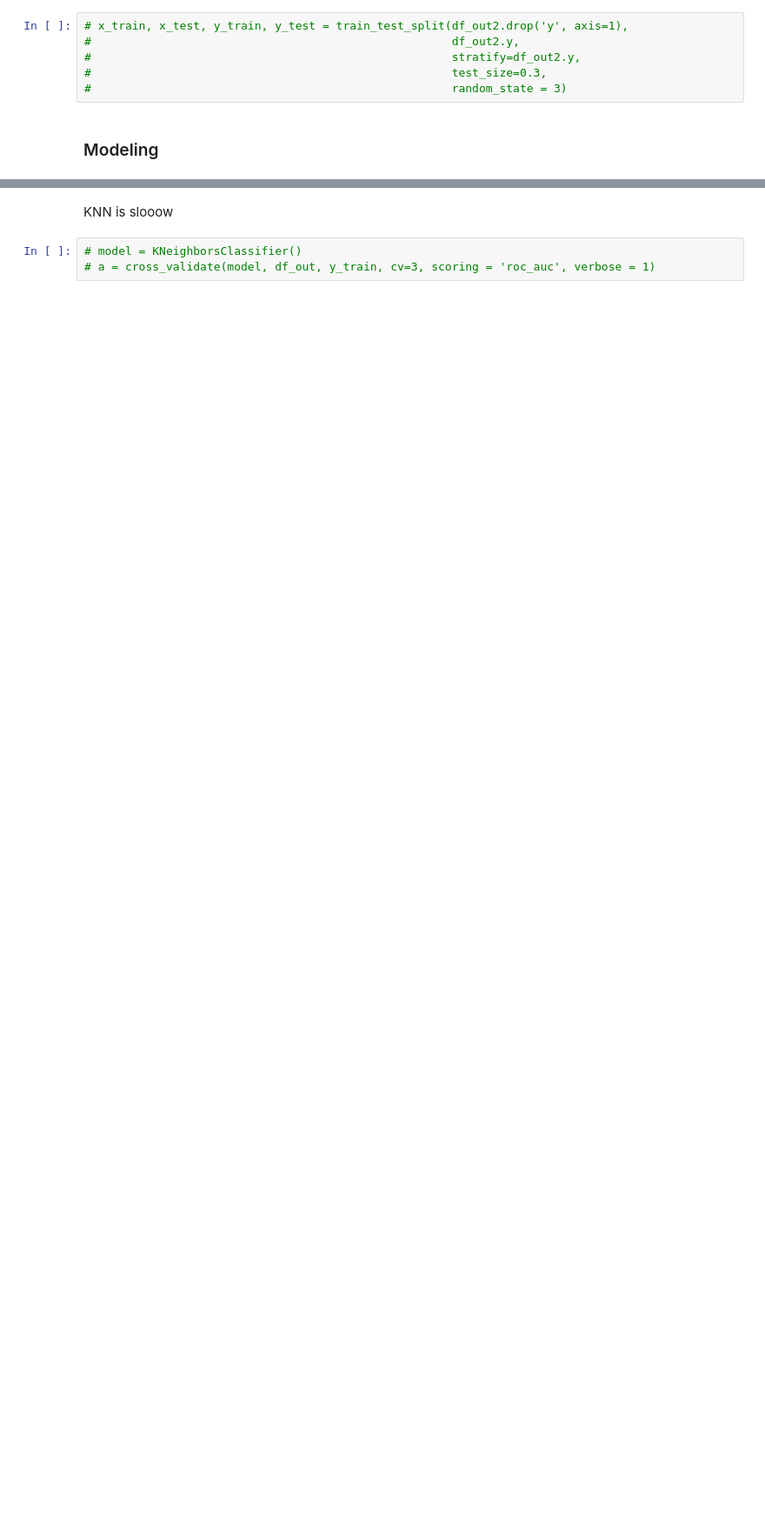
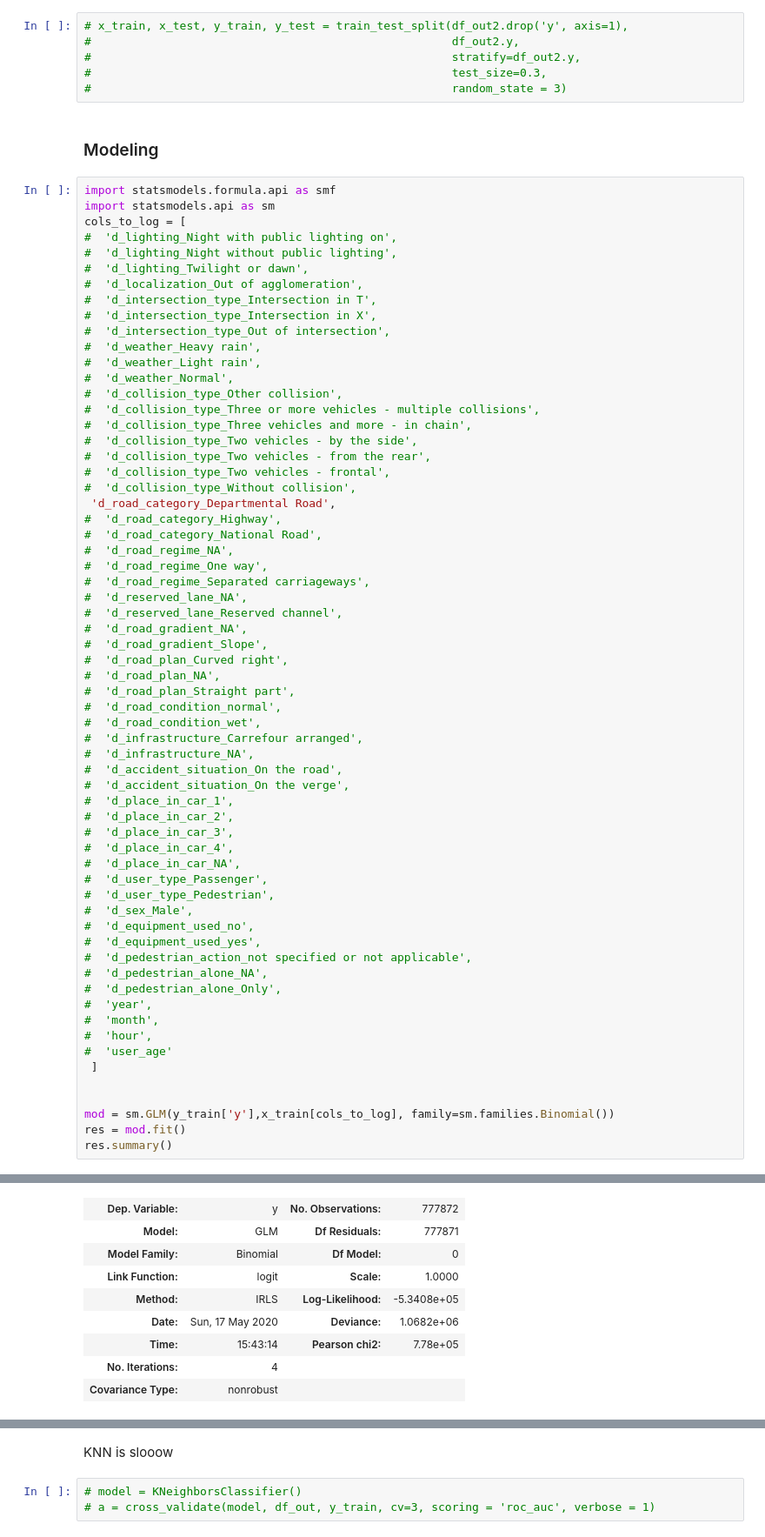
Before and after one commit to kmatusz/accidents, a Jupyter notebook: Modeling.ipynb, the cells around one changed output, grey strips where cells are left out. Shown: that part at 87% size. Saved outputs shown, nothing was run; the diff lists cells and outputs as text; blank space fills up the shorter version.

```diff
--- a/Modeling.ipynb
+++ b/Modeling.ipynb
@@ -423,3 +425,67 @@ x_train.head()
 #                                                     random_state = 3)
 # %% [markdown]
 ### Modeling
+# %%
+import statsmodels.formula.api as smf
+import statsmodels.api as sm
+cols_to_log = [
+#  'd_lighting_Night with public lighting on',
+#  'd_lighting_Night without public lighting',
+#  'd_lighting_Twilight or dawn',
+#  'd_localization_Out of agglomeration',
+#  'd_intersection_type_Intersection in T',
+#  'd_intersection_type_Intersection in X',
+#  'd_intersection_type_Out of intersection',
+#  'd_weather_Heavy rain',
+#  'd_weather_Light rain',
+#  'd_weather_Normal',
+#  'd_collision_type_Other collision',
+#  'd_collision_type_Three or more vehicles - multiple collisions',
+#  'd_collision_type_Three vehicles and more - in chain',
+#  'd_collision_type_Two vehicles - by the side',
+#  'd_collision_type_Two vehicles - from the rear',
+#  'd_collision_type_Two vehicles - frontal',
+#  'd_collision_type_Without collision',
+ 'd_road_category_Departmental Road',
+#  'd_road_category_Highway',
+#  'd_road_category_National Road',
+#  'd_road_regime_NA',
+#  'd_road_regime_One way',
+#  'd_road_regime_Separated carriageways',
+#  'd_reserved_lane_NA',
+#  'd_reserved_lane_Reserved channel',
+#  'd_road_gradient_NA',
+#  'd_road_gradient_Slope',
+#  'd_road_plan_Curved right',
+#  'd_road_plan_NA',
+#  'd_road_plan_Straight part',
+#  'd_road_condition_normal',
+#  'd_road_condition_wet',
+#  'd_infrastructure_Carrefour arranged',
+#  'd_infrastructure_NA',
+#  'd_accident_situation_On the road',
+#  'd_accident_situation_On the verge',
+#  'd_place_in_car_1',
+#  'd_place_in_car_2',
+#  'd_place_in_car_3',
+#  'd_place_in_car_4',
+#  'd_place_in_car_NA',
+#  'd_user_type_Passenger',
+#  'd_user_type_Pedestrian',
+#  'd_sex_Male',
+#  'd_equipment_used_no',
+#  'd_equipment_used_yes',
+#  'd_pedestrian_action_not specified or not applicable',
+#  'd_pedestrian_alone_NA',
+#  'd_pedestrian_alone_Only',
+#  'year',
+#  'month',
+#  'hour',
+#  'user_age'
+ ]
+
+
+mod = sm.GLM(y_train['y'],x_train[cols_to_log], family=sm.families.Binomial())
+res = mod.fit()
+res.summary()
+# %% [output]
@@ -425,0 +493,9 @@ x_train.head()
+| Dep. Variable: | y | No. Observations: | 777872 |
+| Model: | GLM | Df Residuals: | 777871 |
+| Model Family: | Binomial | Df Model: | 0 |
+| Link Function: | logit | Scale: | 1.0000 |
+| Method: | IRLS | Log-Likelihood: | -5.3408e+05 |
+| Date: | Sun, 17 May 2020 | Deviance: | 1.0682e+06 |
+| Time: | 15:43:14 | Pearson chi2: | 7.78e+05 |
+| No. Iterations: | 4 |  |  |
+| Covariance Type: | nonrobust |  |  |
```
Also changed, not shown: parts of 17 cells of this notebook.
